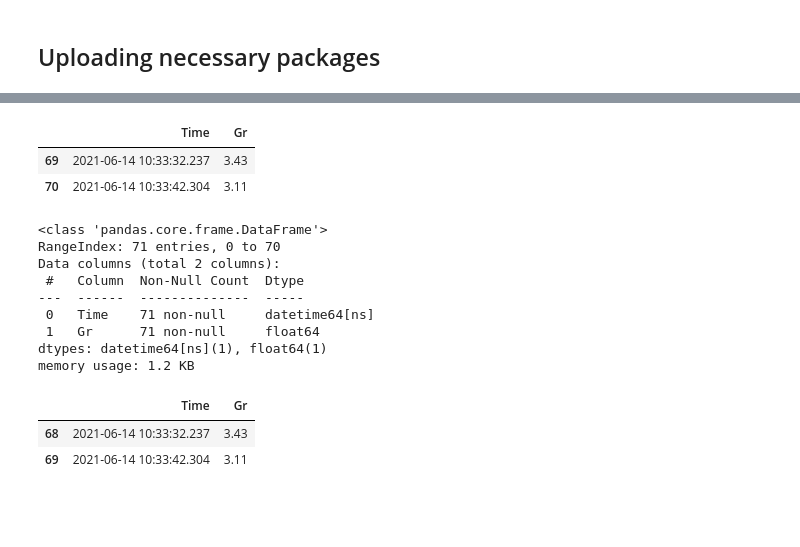
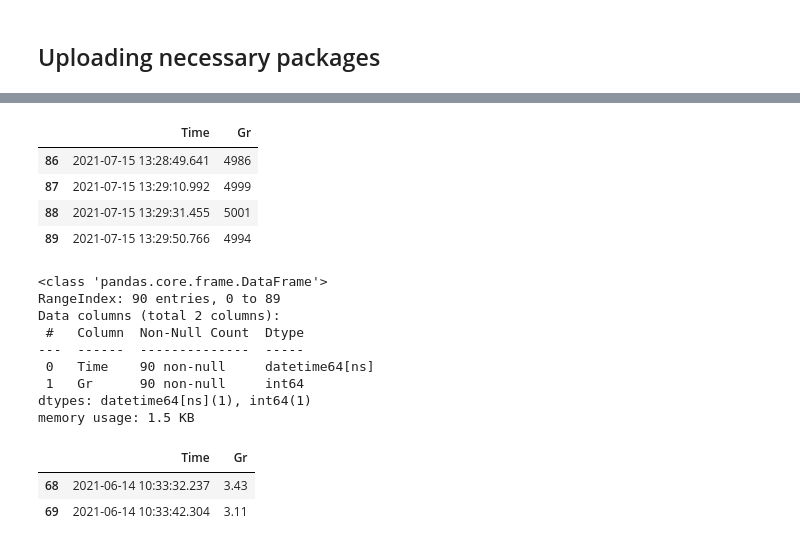
Before and after one commit to gabrielborja/python_data_analysis, a Jupyter notebook: molding_analysis.ipynb, the cells around one changed output, grey strips where cells are left out. Cells and saved outputs as stored; diff of their text form; code cells hidden in the pictures; blank space fills up the shorter version.

```diff
--- a/molding_analysis.ipynb
+++ b/molding_analysis.ipynb
@@ -1255,28 +1255,32 @@ Saving 2021-06-14_Weight.csv to 2021-06-14_Weight.csv
 # %%
 #Storing dataset in a Pandas Dataframe
 import io
-df9 = pd.read_csv(io.BytesIO(uploaded9['2021-06-14_Weight.csv']), parse_dates=['Time'])
+df9 = pd.read_csv(io.BytesIO(uploaded9['2021-07-15_2pk.csv']), parse_dates=['Time'])
+# %%
+#Renaming column
+df9 = df9.rename(columns={'Num': 'Gr'})
 # %%
 #Checking stored dataframe
-df9 = df9.rename(columns={'Heng': 'Gr'})
-df9.tail(2)
+df9.tail(4)
 # %% [output]
 |  | Time | Gr |
-| 69 | 2021-06-14 10:33:32.237 | 3.43 |
-| 70 | 2021-06-14 10:33:42.304 | 3.11 |
+| 86 | 2021-07-15 13:28:49.641 | 4986 |
+| 87 | 2021-07-15 13:29:10.992 | 4999 |
+| 88 | 2021-07-15 13:29:31.455 | 5001 |
+| 89 | 2021-07-15 13:29:50.766 | 4994 |
 # %%
 #Checking the dataframe information
 df9.info()
 # %% [output]
 <class 'pandas.core.frame.DataFrame'>
-RangeIndex: 71 entries, 0 to 70
+RangeIndex: 90 entries, 0 to 89
 Data columns (total 2 columns):
  #   Column  Non-Null Count  Dtype
 ---  ------  --------------  -----
- 0   Time    71 non-null     datetime64[ns]
- 1   Gr      71 non-null     float64
-dtypes: datetime64[ns](1), float64(1)
-memory usage: 1.2 KB
+ 0   Time    90 non-null     datetime64[ns]
+ 1   Gr      90 non-null     int64
+dtypes: datetime64[ns](1), int64(1)
+memory usage: 1.5 KB
 # %%
 #Dropping outliers
 df9 = df9[df9['Gr'] < 3.70].reset_index(drop=True)
```
Also changed, not shown: parts of 8 cells of this notebook.
